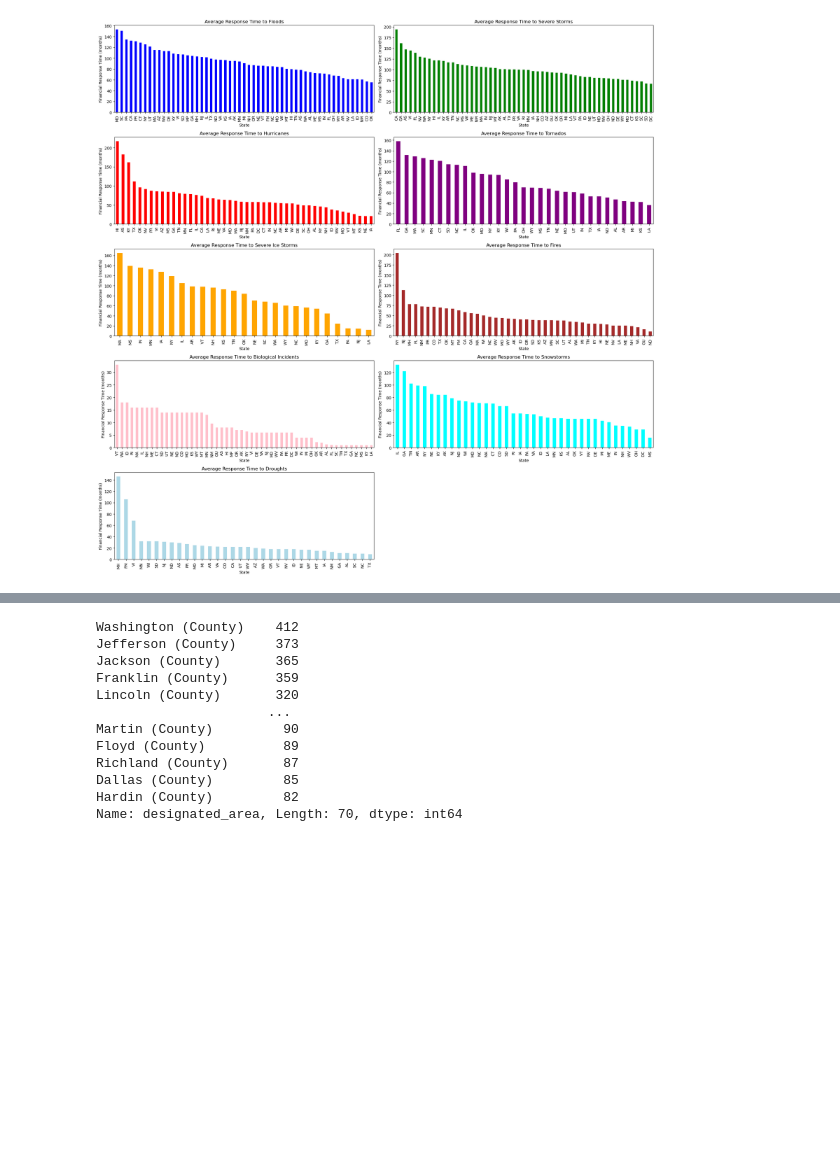
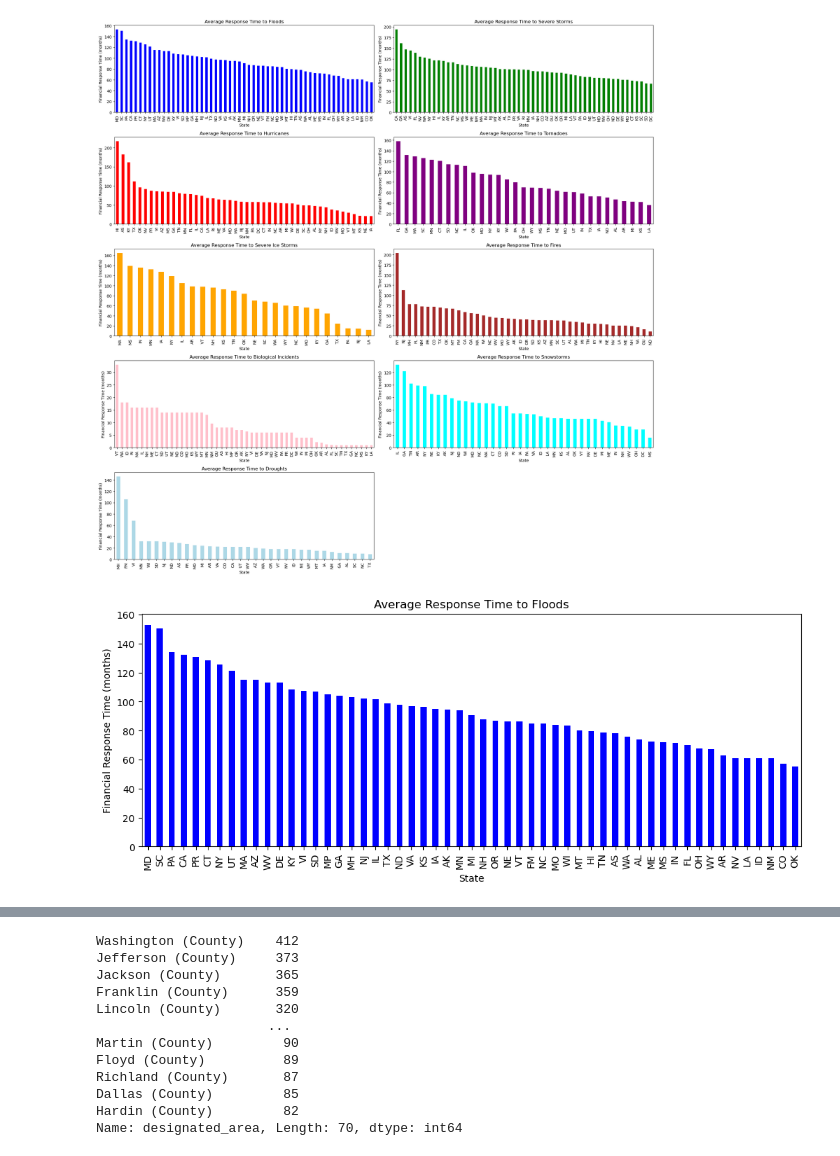
Before and after one commit to ehsan55555/FEMA-Disaster-Analysis-US, a Jupyter notebook: Project1_branchea.ipynb, the cells around one changed output, grey strips where cells are left out. Drawn from its saved outputs; the diff is of its cells as text; code cells hidden in the pictures; blank space fills up the shorter version.

Commit message:
Seperating graphs for Average Response Time for disaster types

```diff
--- a/Project1_branchea.ipynb
+++ b/Project1_branchea.ipynb
@@ -308,3 +308,17 @@ plt.tight_layout()
 plt.show()
 # %% [output]
 [figure]
+# %%
+# Create bar plots for each incident type
+plt.figure(figsize=(20, 20))
+
+plt.subplot(5, 2, 1)
+flood_avg_response.plot(kind='bar', color='blue')
+plt.title('Average Response Time to Floods')
+plt.xlabel('State')
+plt.ylabel('Financial Response Time (months)')
+
+plt.tight_layout()
+plt.show()
+# %% [output]
+[figure, added]
```
Also changed, not shown: parts of 9 cells of this notebook.
